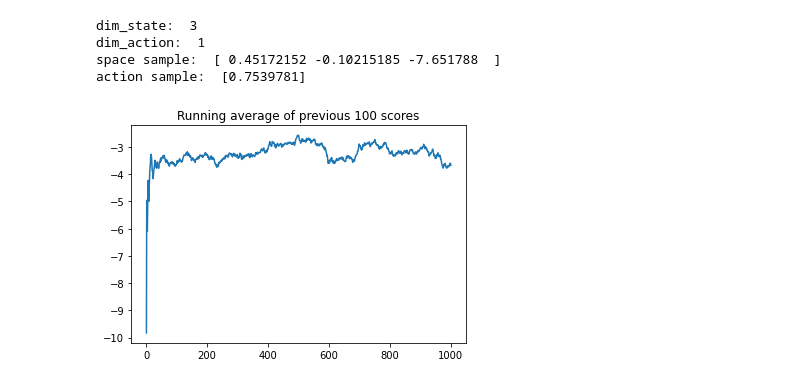
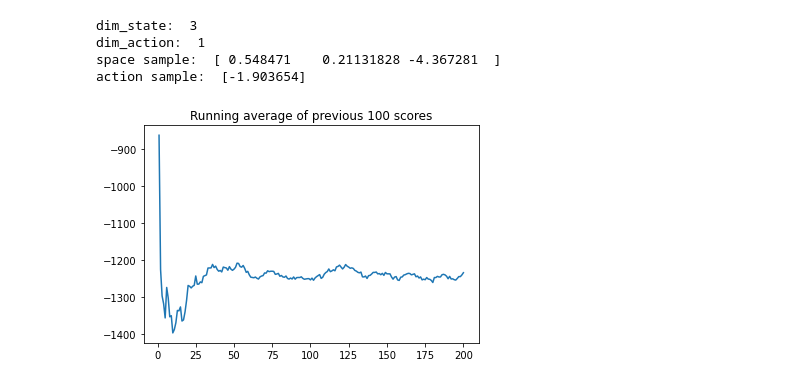
Before and after one commit to mingjunwang88/RL, a Jupyter notebook: DDPG/DDPGwithTarget.ipynb, the cells around one changed output. Cells and saved outputs as stored; diff of their text form; code cells hidden in the pictures.

```diff
--- a/DDPG/DDPGwithTarget.ipynb
+++ b/DDPG/DDPGwithTarget.ipynb
@@ -172,7 +172,7 @@ class Agent():
             state = env.reset()
             total_reward= 0
 
-            if not done:
+            while not done:
                 action = self.actor(t.tensor(state).float().to(self.device)).detach().numpy()
                 action = np.random.normal(0,0.1, self.dim_action)
                 state_new, reward, done, _ = env.step(action)
@@ -193,34 +193,34 @@ class Agent():
 
                     ##Update the actor
                     loss_actor = -self.critic(t.tensor(state_batch).float(), self.actor(t.tensor(state_batch).float()))
                     loss_actor = loss_actor.mean()
                     loss_actor.backward()
                     self.actor.optimizer.step()
 
                     self.update_parms()
 
                     state = state_new
             reward_list.append(total_reward)
         #print (reward_list)
 
         x = [i+1 for i in range(self.maxm_iters)]
         self.plot_learning_curve(x, reward_list)
 
 if __name__ == '__main__':
     env = gym.make('Pendulum-v1')
     #env = or_gym.make('CartPoleSwingUp-v0')
     #env = gym.make('MountainCar-v0')
     dim_state = env.observation_space.shape[0]
     dim_action = env.action_space.shape[0]
     print('dim_state: ', dim_state)
     print ('dim_action: ', dim_action)
     print('space sample: ', env.observation_space.sample())
     print('action sample: ', env.action_space.sample())
-    agent = Agent(env,dim_state,dim_action, 256, 256, 1e-5, 0.99, 3000, maxm_iters=1000)
+    agent = Agent(env,dim_state,dim_action, 256, 256, 1e-5, 0.99, 3000, maxm_iters=200)
     agent.train()
 # %% [output]
 dim_state:  3
 dim_action:  1
-space sample:  [ 0.45172152 -0.10215185 -7.651788  ]
-action sample:  [0.7539781]
+space sample:  [ 0.548471    0.21131828 -4.367281  ]
+action sample:  [-1.903654]
-[figure, old version]
+[figure, new version]
```
Also changed, not shown: 2 other files.
